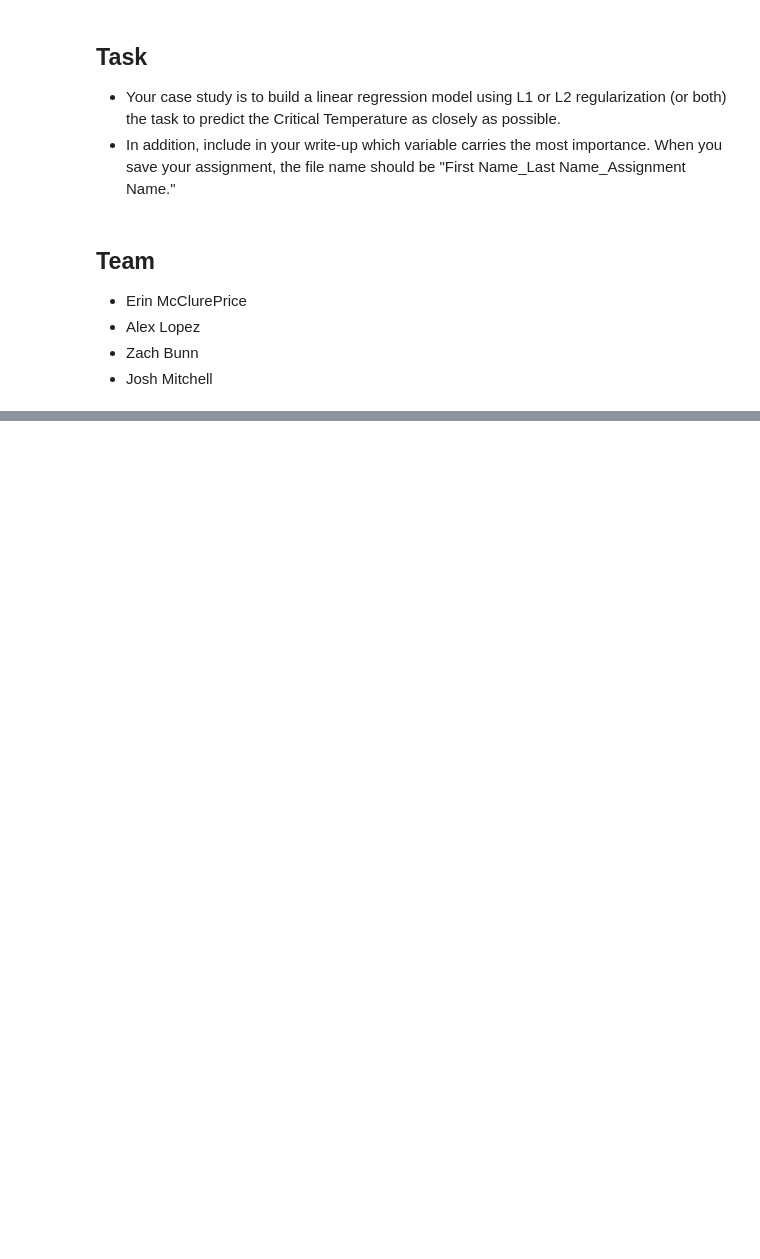
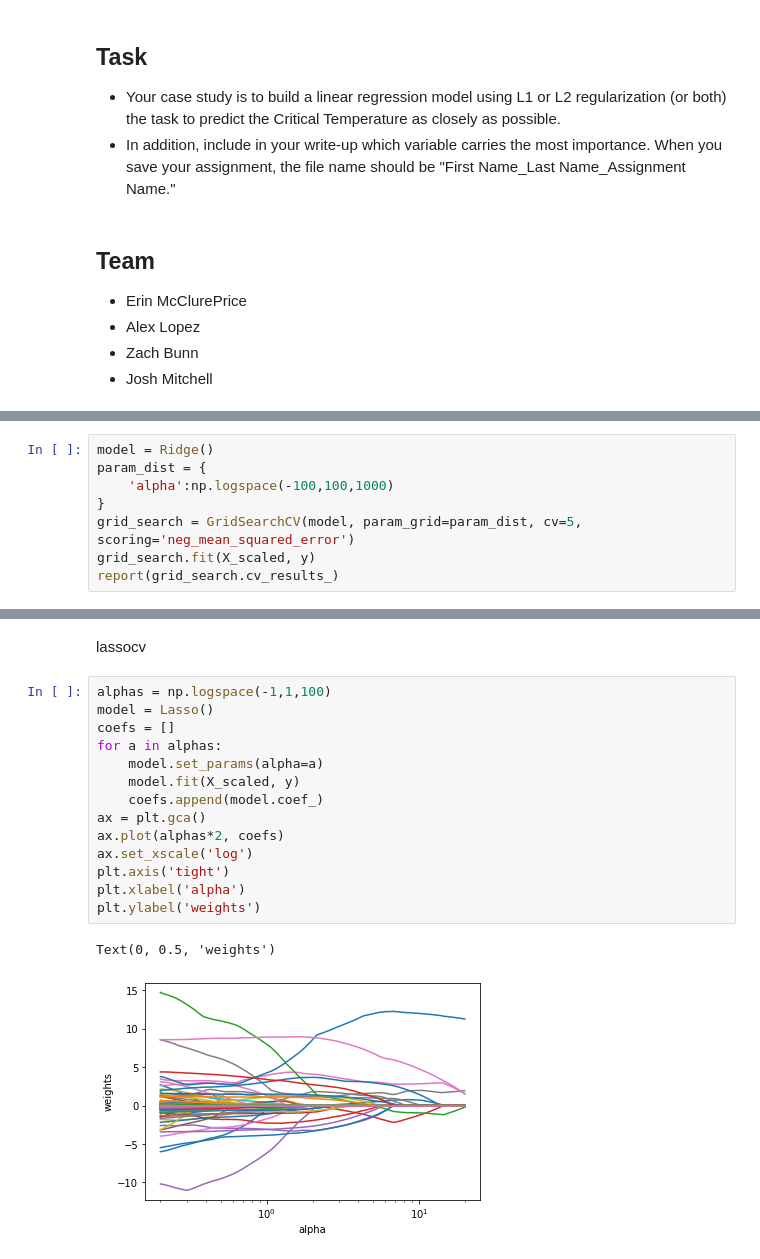
Before and after one commit to bx-lr/ds7333, a Jupyter notebook: 01-project/01-project_mitchell.ipynb, the cells around one changed output, grey strips where cells are left out. Saved outputs shown, nothing was run; the diff lists cells and outputs as text; blank space fills up the shorter version.

```diff
--- a/01-project/01-project_mitchell.ipynb
+++ b/01-project/01-project_mitchell.ipynb
@@ -41,0 +192,8 @@ elem.head()
+# %%
+model = Ridge()
+param_dist = {
+    'alpha':np.logspace(-100,100,1000)
+}
+grid_search = GridSearchCV(model, param_grid=param_dist, cv=5, scoring='neg_mean_squared_error')
+grid_search.fit(X_scaled, y)
+report(grid_search.cv_results_)
@@ -41,0 +212,19 @@ elem.head()
+# %% [markdown]
+lassocv
+# %%
+alphas = np.logspace(-1,1,100)
+model = Lasso()
+coefs = []
+for a in alphas:
+    model.set_params(alpha=a)
+    model.fit(X_scaled, y)
+    coefs.append(model.coef_)
+ax = plt.gca()
+ax.plot(alphas*2, coefs)
+ax.set_xscale('log')
+plt.axis('tight')
+plt.xlabel('alpha')
+plt.ylabel('weights')
+# %% [output]
+Text(0, 0.5, 'weights')
+[figure, added]
```
Also changed, not shown: parts of 28 cells of this notebook.
